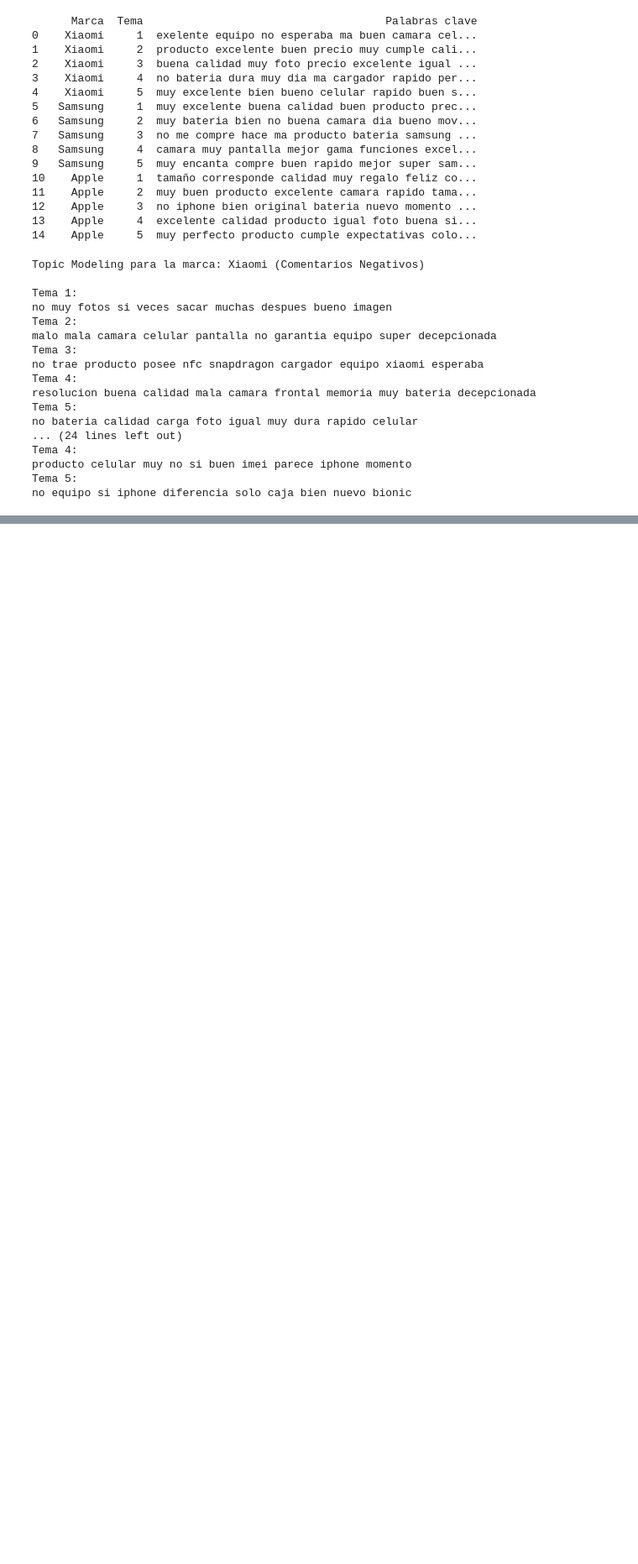
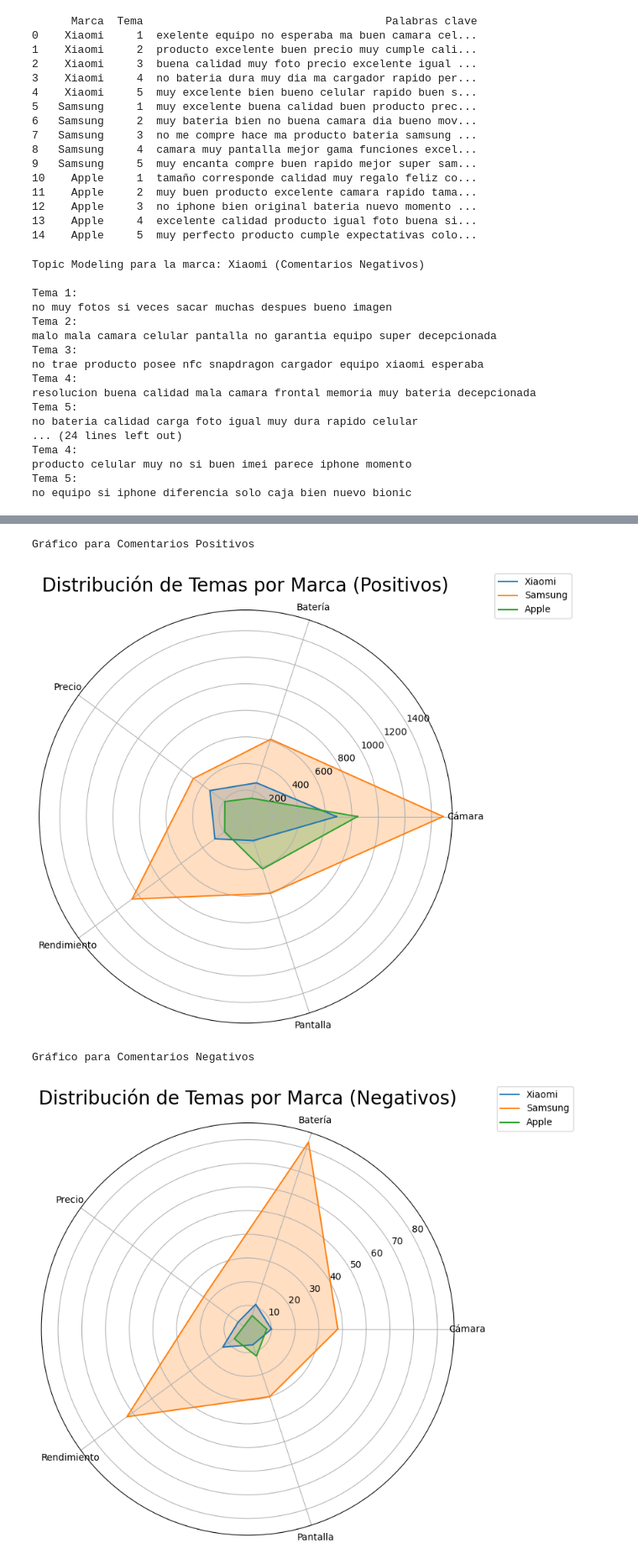
Before and after one commit to Juanpa21012/NLP-Sentiment-Analysis-of-Smartphone-Brands-Using-Web-Scrapping, a Jupyter notebook: Webscrapping/Testing-RR.ipynb, the cells around one changed output, grey strips where cells are left out. Shown at 84% size. Drawn from its saved outputs; the diff is of its cells as text; code cells hidden in the pictures; blank space fills up the shorter version.

Commit message:
primer grafico de araña creado en test script

```diff
--- a/Webscrapping/Testing-RR.ipynb
+++ b/Webscrapping/Testing-RR.ipynb
@@ -773,0 +870,73 @@ no equipo si iphone diferencia solo caja bien nuevo bionic
+# %%
+# Dividir el DataFrame en positivos y negativos
+positivos = df_as[df_as['calificacion'] > 3]
+negativos = df_as[df_as['calificacion'] <= 3]
+
+# Función para calcular el conteo de temas por marca
+def calcular_temas_por_marca(df, temas):
+    # Asignar temas a cada comentario
+    df['Temas'] = df['comentario_limpio'].apply(lambda x: asignar_tema(x, temas))
+
+    # Expandir los temas en filas separadas
+    df_tematicos = df.explode('Temas')
+
+    # Calcular el total de comentarios por tema y marca
+    resultados = df_tematicos.groupby(['Marca', 'Temas']).size().reset_index(name='Total_Comentarios')
+    return resultados
+
+# Calcular temas por marca para positivos y negativos
+temas_positivos = calcular_temas_por_marca(positivos, temas)
+temas_negativos = calcular_temas_por_marca(negativos, temas)
+
+# Función para preparar los datos para gráficos de araña
+def preparar_datos_radar(resultados, marcas, temas):
+    radar_data = {}
+    for marca in marcas:
+        marca_data = resultados[resultados['Marca'] == marca]
+        valores = []
+        for tema in temas.keys():
+            total = marca_data[marca_data['Temas'] == tema]['Total_Comentarios'].sum()
+            valores.append(total)
+        radar_data[marca] = valores
+    return radar_data
+
+# Obtener marcas únicas
+marcas = df_as['Marca'].unique()
+
+# Preparar los datos para gráficos
+radar_positivos = preparar_datos_radar(temas_positivos, marcas, temas)
+radar_negativos = preparar_datos_radar(temas_negativos, marcas, temas)
+
+# Función para graficar radar charts
+def graficar_radar(data, temas, titulo):
+    categorias = list(temas.keys())
+    N = len(categorias)
+
+    # Ángulo de cada eje
+    angles = np.linspace(0, 2 * np.pi, N, endpoint=False).tolist()
+    angles += angles[:1]  # Cerrar el círculo
+
+    # Crear subgráficos
+    fig, ax = plt.subplots(figsize=(8, 8), subplot_kw=dict(polar=True))
+
+    for marca, valores in data.items():
+        valores += valores[:1]  # Cerrar el círculo
+        ax.plot(angles, valores, label=marca)
+        ax.fill(angles, valores, alpha=0.25)
+
+    # Configuración del gráfico
+    ax.set_title(titulo, size=20, pad=20)
+    ax.set_xticks(angles[:-1])
+    ax.set_xticklabels(categorias)
+    ax.set_rlabel_position(30)
+    ax.legend(loc='upper right', bbox_to_anchor=(1.3, 1.1))
+
+    plt.show()
+
+# Graficar radar charts
+print("Gráfico para Comentarios Positivos")
+graficar_radar(radar_positivos, temas, "Distribución de Temas por Marca (Positivos)")
+
+print("Gráfico para Comentarios Negativos")
+graficar_radar(radar_negativos, temas, "Distribución de Temas por Marca (Negativos)")
+# %% [output]
@@ -773,0 +953,4 @@ no equipo si iphone diferencia solo caja bien nuevo bionic
+Gráfico para Comentarios Positivos
+[figure, added]
+Gráfico para Comentarios Negativos
+[figure, added]
```
Also changed, not shown: parts of 8 cells of this notebook, 1 other file.
